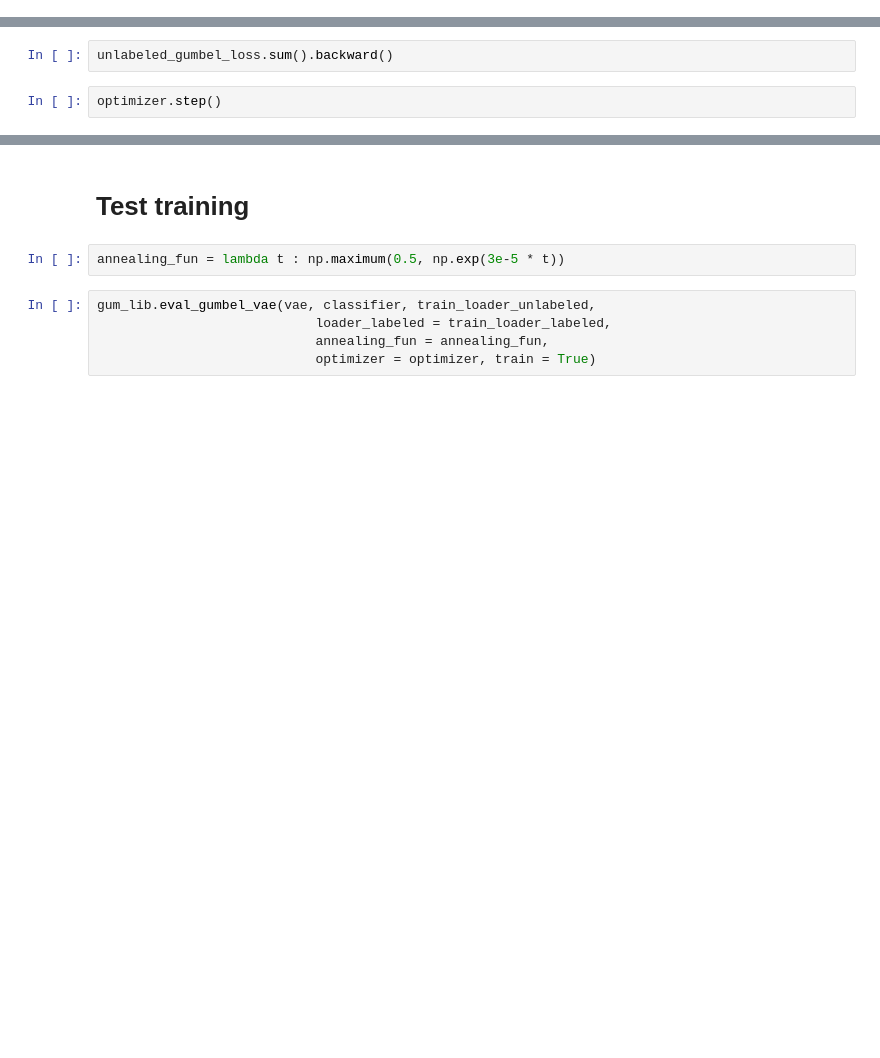
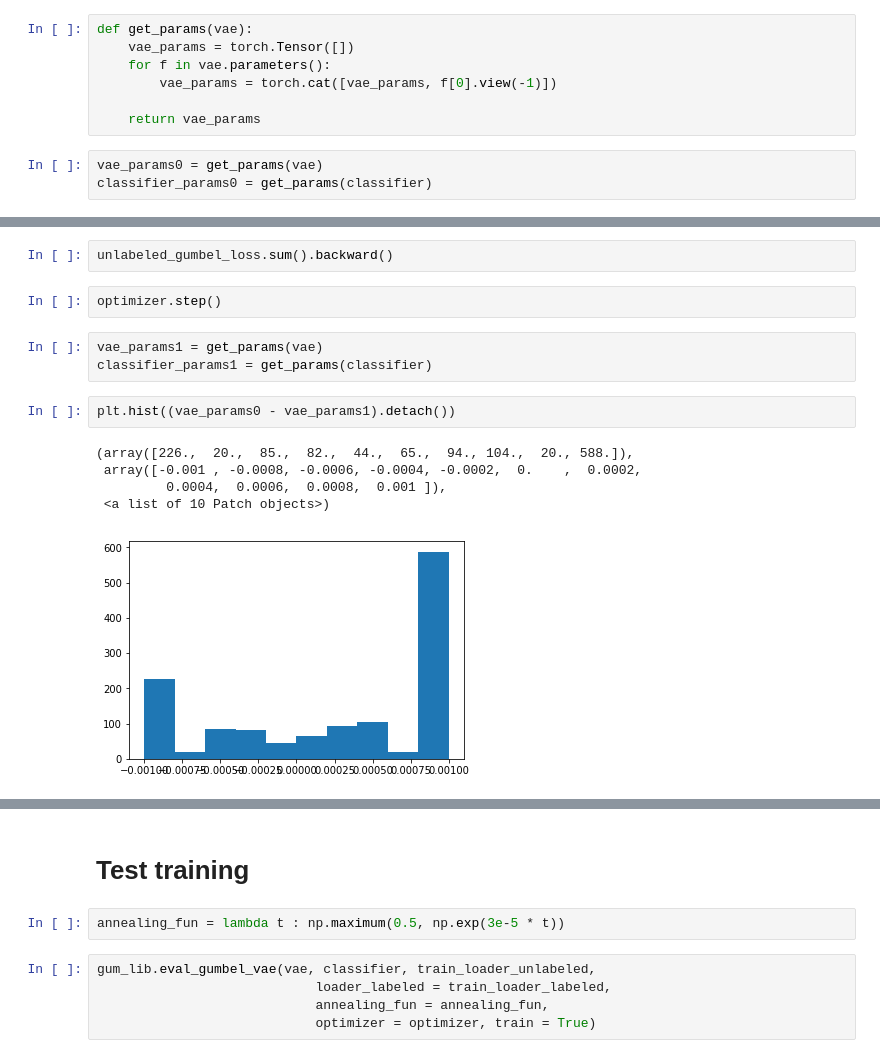
Before and after one commit to Runjing-Liu120/RaoBlackwellizedSGD, a Jupyter notebook: experiments/semisupervised_mnist/ss_gumbel_mnist_sandbox.ipynb, the cells around one changed output, grey strips where cells are left out. Saved outputs shown, nothing was run; the diff lists cells and outputs as text; blank space fills up the shorter version.

```diff
--- a/experiments/semisupervised_mnist/ss_gumbel_mnist_sandbox.ipynb
+++ b/experiments/semisupervised_mnist/ss_gumbel_mnist_sandbox.ipynb
@@ -194,6 +194,16 @@ optimizer = optim.Adam([
                 weight_decay=weight_decay)
 # %%
 optimizer.zero_grad()
+# %%
+def get_params(vae):
+    vae_params = torch.Tensor([])
+    for f in vae.parameters():
+        vae_params = torch.cat([vae_params, f[0].view(-1)])
+
+    return vae_params
+# %%
+vae_params0 = get_params(vae)
+classifier_params0 = get_params(classifier)
 # %%
 log_q = classifier.forward(data_unlabeled['image'])
 # %%
@@ -214,3 +224,14 @@ tensor(6516.4814)
 unlabeled_gumbel_loss.sum().backward()
 # %%
 optimizer.step()
+# %%
+vae_params1 = get_params(vae)
+classifier_params1 = get_params(classifier)
+# %%
+plt.hist((vae_params0 - vae_params1).detach())
+# %% [output]
+(array([226.,  20.,  85.,  82.,  44.,  65.,  94., 104.,  20., 588.]),
+ array([-0.001 , -0.0008, -0.0006, -0.0004, -0.0002,  0.    ,  0.0002,
+         0.0004,  0.0006,  0.0008,  0.001 ]),
+ <a list of 10 Patch objects>)
+[figure, added]
```
Also changed, not shown: parts of 7 cells of this notebook, 2 other files.
